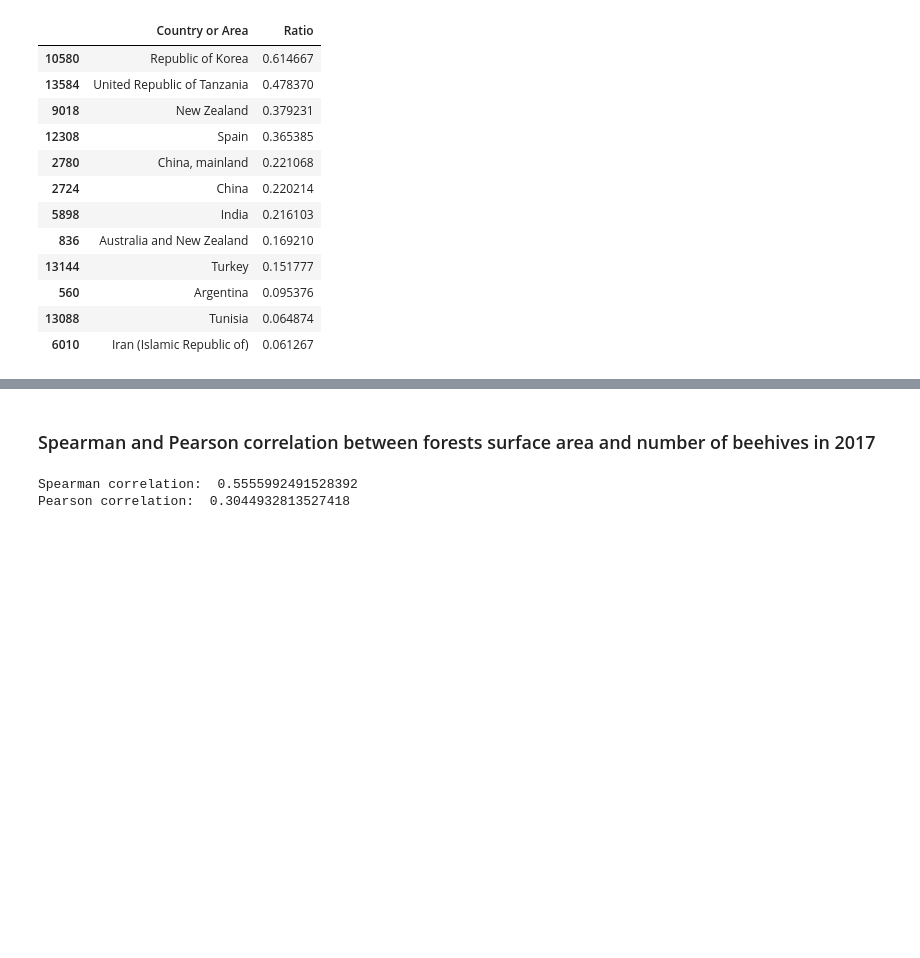
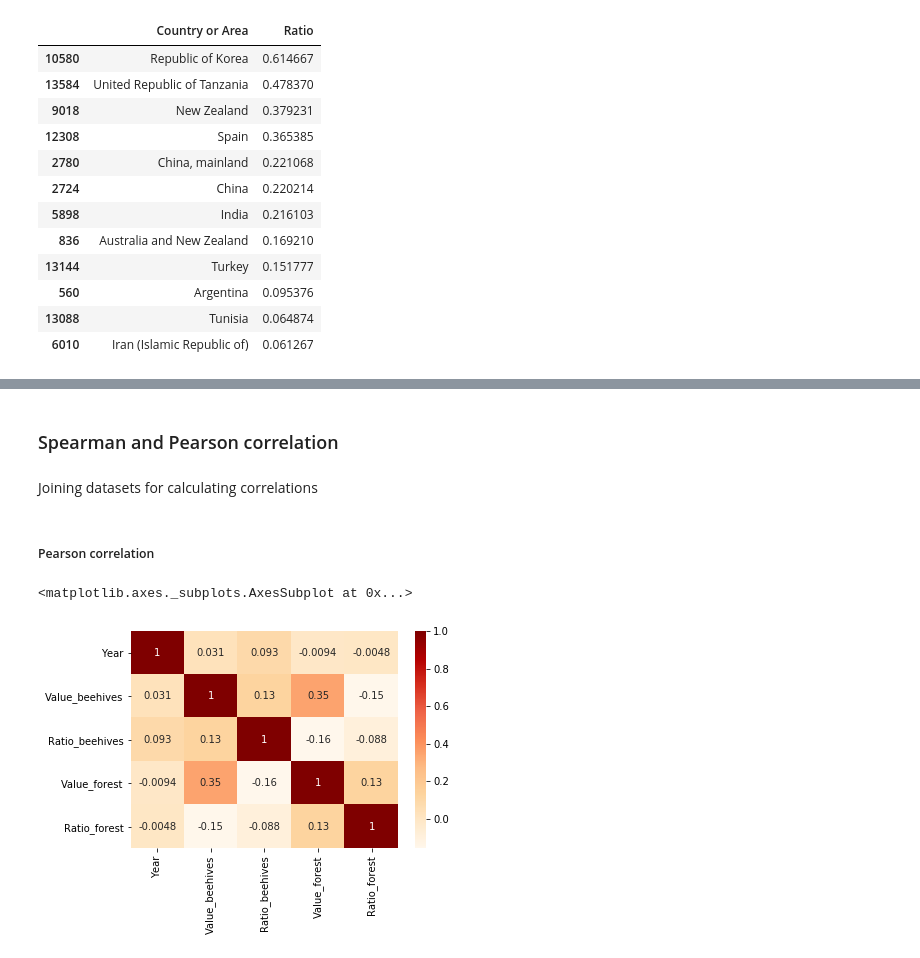
Before and after one commit to caralen/ada-project-faam, a Jupyter notebook: francesco.ipynb, the cells around one changed output, grey strips where cells are left out. Saved outputs shown, nothing was run; the diff lists cells and outputs as text; code cells hidden in the pictures; blank space fills up the shorter version.

```diff
--- a/francesco.ipynb
+++ b/francesco.ipynb
@@ -372,19 +339,15 @@ This result doesn't confirm the fact highlighted before, but could it be a one w
 # %% [markdown]
-### Spearman and Pearson correlation between forests surface area and number of beehives in 2017
+### Spearman and Pearson correlation
-# %%
-beehives_r = []
-forest_r = []
-for country in countries:
-    try:
-        beehives_r.append(beehives_countries.loc[(beehives_countries['Country or Area'] == country) & (beehives_countries['Year'] == 2017)]["Value"].values[0])
-        forest_r.append(forest_land.loc[(forest_land['Country or Area'] == country) & (forest_land['Year'] == 2017)]["Value"].values[0])
-    except:
-        pass
-
-spearman_corr,_ = scipy.stats.spearmanr(beehives_r,forest_r)
-pearson_corr,_ = scipy.stats.pearsonr(beehives_r,forest_r)
-print("Spearman correlation: ",spearman_corr)
-print("Pearson correlation: ", pearson_corr)
-# %% [output]
-Spearman correlation:  0.5555992491528392
-Pearson correlation:  0.3044932813527418
+# %% [markdown]
+Joining datasets for calculating correlations
+# %%
+joined = beehives_countries.set_index(["Country or Area","Year"]).join(forest_land.set_index(["Country or Area","Year"]), lsuffix='_beehives', rsuffix='_forest')
+joined = joined.reset_index()
+# %% [markdown]
+##### Pearson correlation
+# %%
+pearson_corr = joined.corr("pearson")
+sns.heatmap(pearson_corr, fmt='.2g',annot=True, cmap="OrRd")
+# %% [output]
+<matplotlib.axes._subplots.AxesSubplot at 0x...>
+[figure, added]
```
Also changed, not shown: parts of 12 cells of this notebook.
